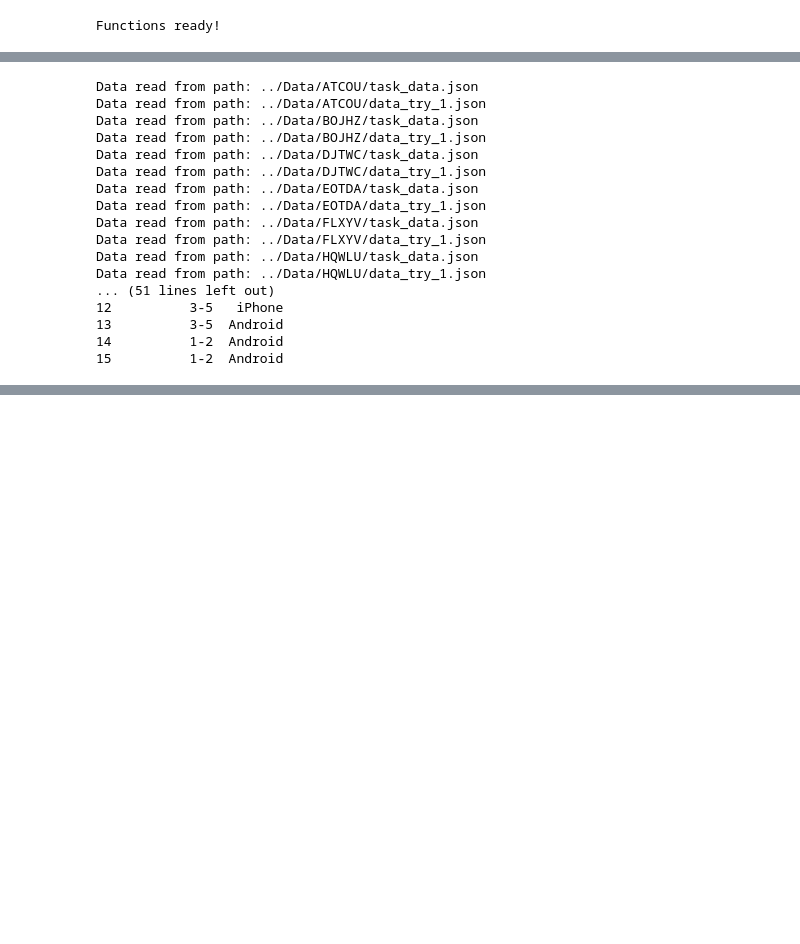
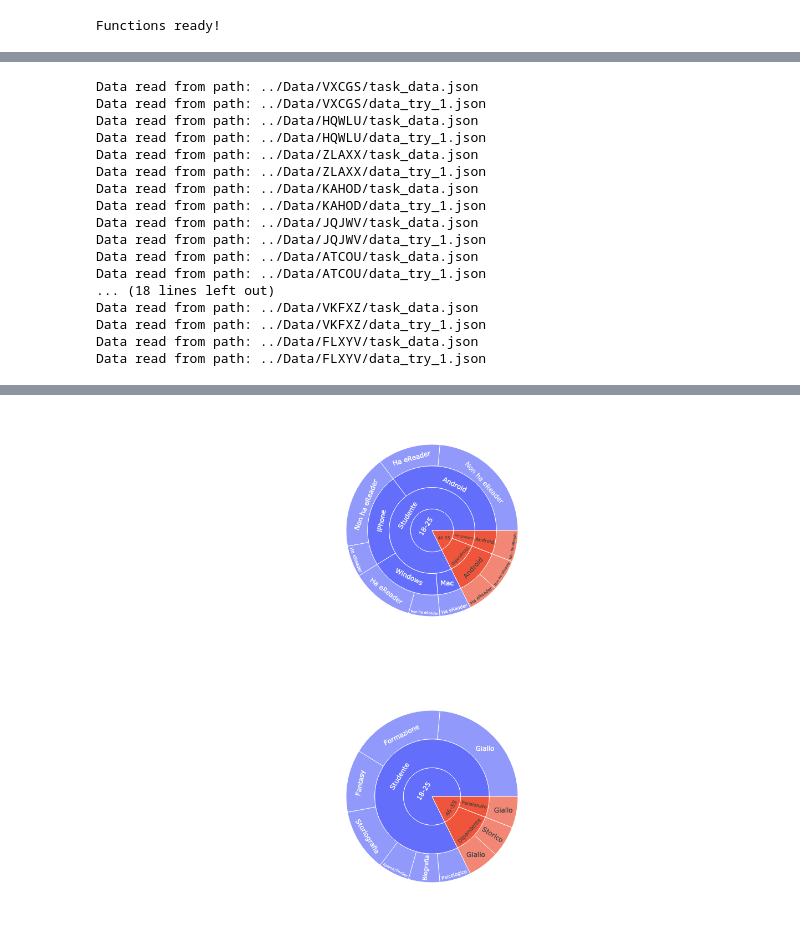
Before and after one commit to canta2899/crowdsourcing-experiment, a Jupyter notebook: pyAnalysis/analysis.ipynb, the cells around one changed output, grey strips where cells are left out. Saved outputs shown, nothing was run; the diff lists cells and outputs as text; code cells hidden in the pictures; blank space fills up the shorter version.

Commit message:
Updating Kindles info on sunburst plot

```diff
--- a/pyAnalysis/analysis.ipynb
+++ b/pyAnalysis/analysis.ipynb
@@ -82,29 +64,30 @@ for workerDir in os.scandir('../Data/'):
     workerInfoList.append(workerInfo)
 
 df = pd.DataFrame.from_dict(workerInfoList)
-print(df)
 # %% [output]
+Data read from path: ../Data/VXCGS/task_data.json
+Data read from path: ../Data/VXCGS/data_try_1.json
+Data read from path: ../Data/HQWLU/task_data.json
+Data read from path: ../Data/HQWLU/data_try_1.json
+Data read from path: ../Data/ZLAXX/task_data.json
+Data read from path: ../Data/ZLAXX/data_try_1.json
+Data read from path: ../Data/KAHOD/task_data.json
+Data read from path: ../Data/KAHOD/data_try_1.json
+Data read from path: ../Data/JQJWV/task_data.json
+Data read from path: ../Data/JQJWV/data_try_1.json
 Data read from path: ../Data/ATCOU/task_data.json
 Data read from path: ../Data/ATCOU/data_try_1.json
-Data read from path: ../Data/BOJHZ/task_data.json
-Data read from path: ../Data/BOJHZ/data_try_1.json
-Data read from path: ../Data/DJTWC/task_data.json
-Data read from path: ../Data/DJTWC/data_try_1.json
-Data read from path: ../Data/EOTDA/task_data.json
-Data read from path: ../Data/EOTDA/data_try_1.json
+... (18 lines left out)
+Data read from path: ../Data/VKFXZ/task_data.json
+Data read from path: ../Data/VKFXZ/data_try_1.json
 Data read from path: ../Data/FLXYV/task_data.json
 Data read from path: ../Data/FLXYV/data_try_1.json
-Data read from path: ../Data/HQWLU/task_data.json
-Data read from path: ../Data/HQWLU/data_try_1.json
-... (51 lines left out)
-12          3-5   iPhone
-13          3-5  Android
-14          1-2  Android
-15          1-2  Android
 # %%
-fig_device = px.sunburst(df, path=['Età', 'Lavoro', 'device', 'kindle'])
+sunburst_df = df
+sunburst_df["kindle"] = sunburst_df["kindle"].apply({'Si': 'Ha eReader', 'No': 'Non ha eReader'}.get)
+fig_device = px.sunburst(sunburst_df, path=['Età', 'Lavoro', 'device', 'kindle'])
 fig_device.show()
-fig_genere = px.sunburst(df, path=['Età', 'Lavoro', 'Genere letterario preferito'])
+fig_genere = px.sunburst(sunburst_df, path=['Età', 'Lavoro', 'Genere letterario preferito'])
 fig_genere.show()
 # %% [output]
 [interactive output not drawn]
@@ -111,0 +94,2 @@ fig_genere.show()
+[figure, added]
+[figure, added]
```
Also changed, not shown: parts of 2 cells of this notebook, 1 other file.
